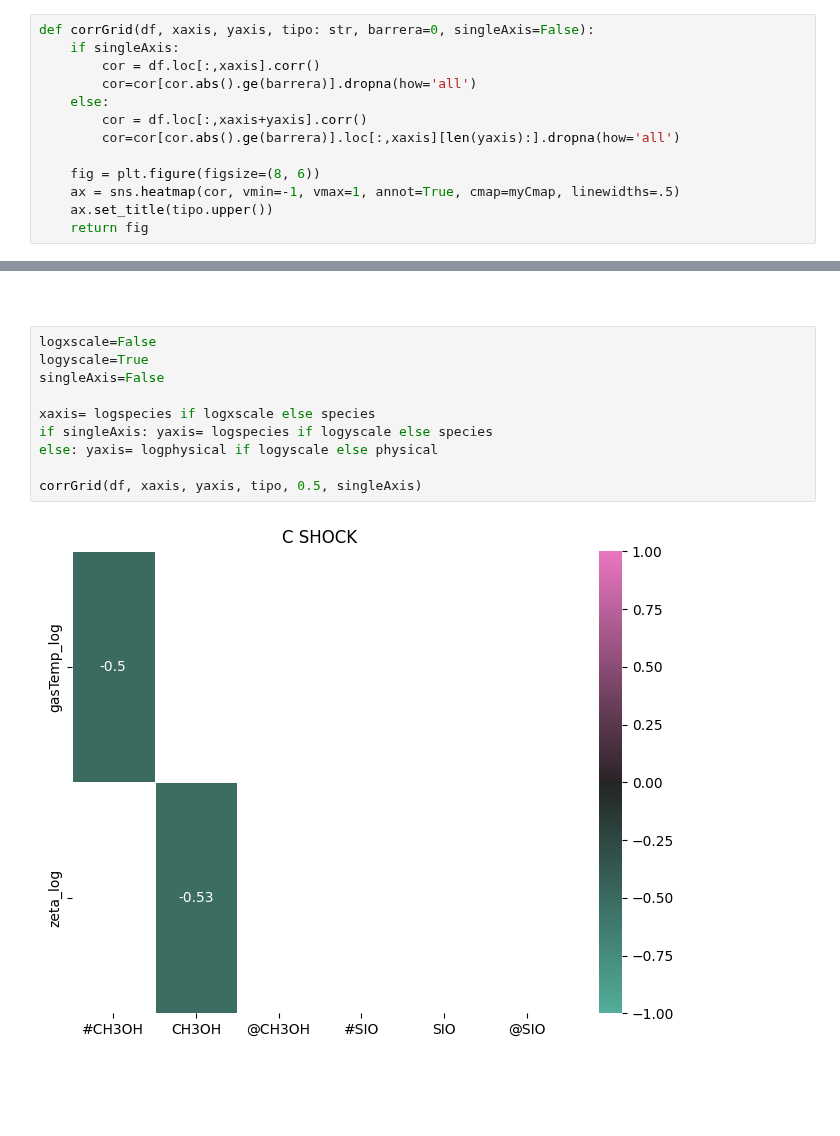
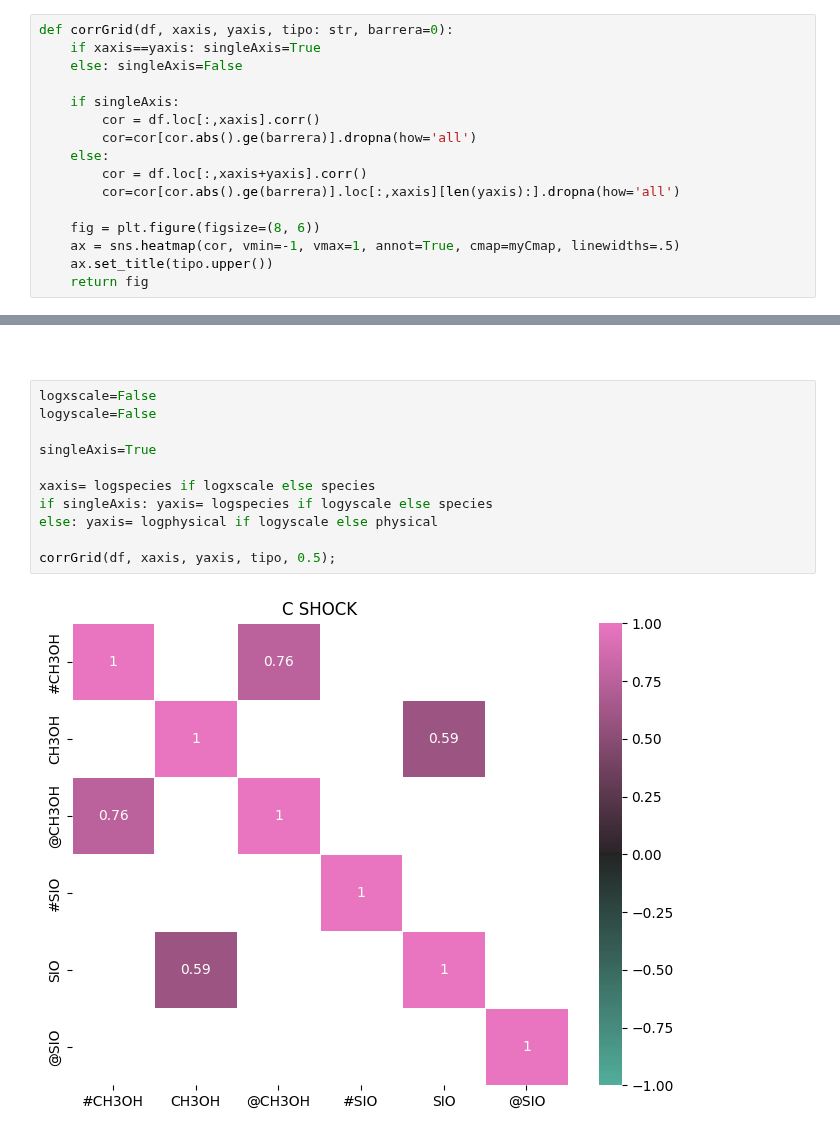
Before and after one commit to georgina-sampson/LEAPS-2024, a Jupyter notebook: Grid/trial.ipynb, the cells around one changed output, grey strips where cells are left out. Cells and saved outputs as stored; diff of their text form; blank space fills up the shorter version.

```diff
--- a/Grid/trial.ipynb
+++ b/Grid/trial.ipynb
@@ -16,7 +16,10 @@ def makeDataframe(filePath: str, tdf):
         if prop == constants.SHOCKVEL: df[prop]=tdf.at[filePath,prop]
     return df
 # %%
-def corrGrid(df, xaxis, yaxis, tipo: str, barrera=0, singleAxis=False):
+def corrGrid(df, xaxis, yaxis, tipo: str, barrera=0):
+    if xaxis==yaxis: singleAxis=True
+    else: singleAxis=False
+
     if singleAxis:
         cor = df.loc[:,xaxis].corr()
         cor=cor[cor.abs().ge(barrera)].dropna(how='all')
@@ -66,13 +69,14 @@ for logxscale, logyscale in logscales:
 #
 # %%
 logxscale=False
-logyscale=True
-singleAxis=False
+logyscale=False
+
+singleAxis=True
 
 xaxis= logspecies if logxscale else species
 if singleAxis: yaxis= logspecies if logyscale else species
 else: yaxis= logphysical if logyscale else physical
 
-corrGrid(df, xaxis, yaxis, tipo, 0.5, singleAxis)
+corrGrid(df, xaxis, yaxis, tipo, 0.5);
 # %% [output]
-[figure, old version]
+[figure, new version]
```
Also changed, not shown: parts of 1 cell of this notebook, 12 other files.
